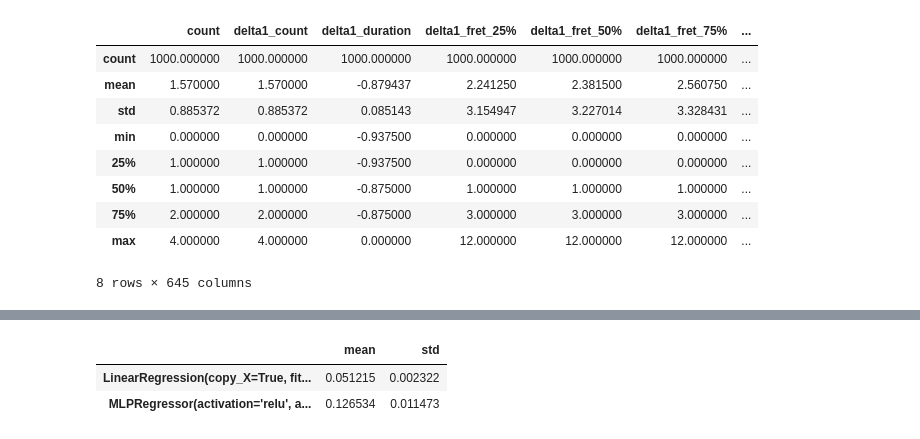
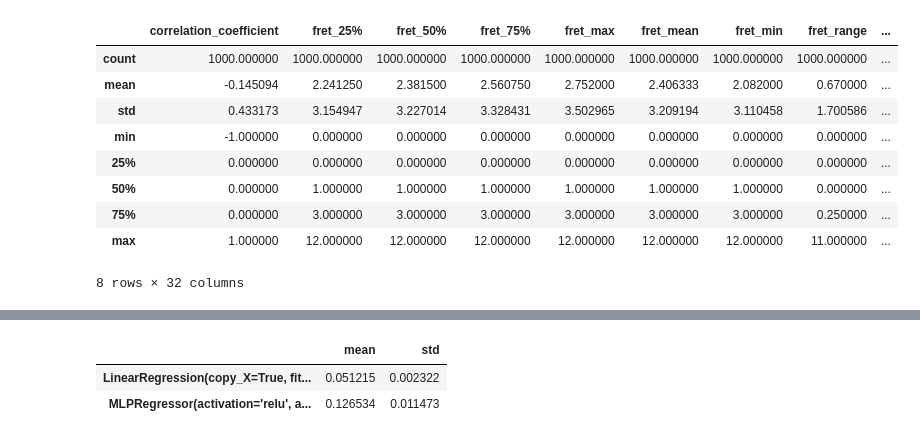
Before and after one commit to eliasmistler/tabgen, a Jupyter notebook: ML experiments.ipynb, the cells around one changed output, grey strips where cells are left out. Drawn from its saved outputs; the diff is of its cells as text; code cells hidden in the pictures.

```diff
--- a/ML experiments.ipynb
+++ b/ML experiments.ipynb
@@ -13,13 +0,0 @@ data = pd.read_csv(input_file, index_col=0, nrows=1000)
-# %%
-data.describe()
-# %% [output]
-|  | count | delta1_count | delta1_duration | delta1_fret_25% | delta1_fret_50% | delta1_fret_75% | ... |
-| count | 1000.000000 | 1000.000000 | 1000.000000 | 1000.000000 | 1000.000000 | 1000.000000 | ... |
-| mean | 1.570000 | 1.570000 | -0.879437 | 2.241250 | 2.381500 | 2.560750 | ... |
-| std | 0.885372 | 0.885372 | 0.085143 | 3.154947 | 3.227014 | 3.328431 | ... |
-| min | 0.000000 | 0.000000 | -0.937500 | 0.000000 | 0.000000 | 0.000000 | ... |
-| 25% | 1.000000 | 1.000000 | -0.937500 | 0.000000 | 0.000000 | 0.000000 | ... |
-| 50% | 1.000000 | 1.000000 | -0.875000 | 1.000000 | 1.000000 | 1.000000 | ... |
-| 75% | 2.000000 | 2.000000 | -0.875000 | 3.000000 | 3.000000 | 3.000000 | ... |
-| max | 4.000000 | 4.000000 | 0.000000 | 12.000000 | 12.000000 | 12.000000 | ... |
-8 rows × 645 columns
@@ -41,0 +9,14 @@ Y = 1/np.log(Y+2)
+# %%
+data = pd.read_csv(Path.FEATURE_FILE, nrows=1000)
+data.describe()
+# %% [output]
+|  | correlation_coefficient | fret_25% | fret_50% | fret_75% | fret_max | fret_mean | fret_min | fret_range | ... |
+| count | 1000.000000 | 1000.000000 | 1000.000000 | 1000.000000 | 1000.000000 | 1000.000000 | 1000.000000 | 1000.000000 | ... |
+| mean | -0.145094 | 2.241250 | 2.381500 | 2.560750 | 2.752000 | 2.406333 | 2.082000 | 0.670000 | ... |
+| std | 0.433173 | 3.154947 | 3.227014 | 3.328431 | 3.502965 | 3.209194 | 3.110458 | 1.700586 | ... |
+| min | -1.000000 | 0.000000 | 0.000000 | 0.000000 | 0.000000 | 0.000000 | 0.000000 | 0.000000 | ... |
+| 25% | 0.000000 | 0.000000 | 0.000000 | 0.000000 | 0.000000 | 0.000000 | 0.000000 | 0.000000 | ... |
+| 50% | 0.000000 | 1.000000 | 1.000000 | 1.000000 | 1.000000 | 1.000000 | 1.000000 | 0.000000 | ... |
+| 75% | 0.000000 | 3.000000 | 3.000000 | 3.000000 | 3.000000 | 3.000000 | 3.000000 | 0.250000 | ... |
+| max | 1.000000 | 12.000000 | 12.000000 | 12.000000 | 12.000000 | 12.000000 | 12.000000 | 11.000000 | ... |
+8 rows × 32 columns
```
Also changed, not shown: parts of 21 cells of this notebook, 10 other files.
